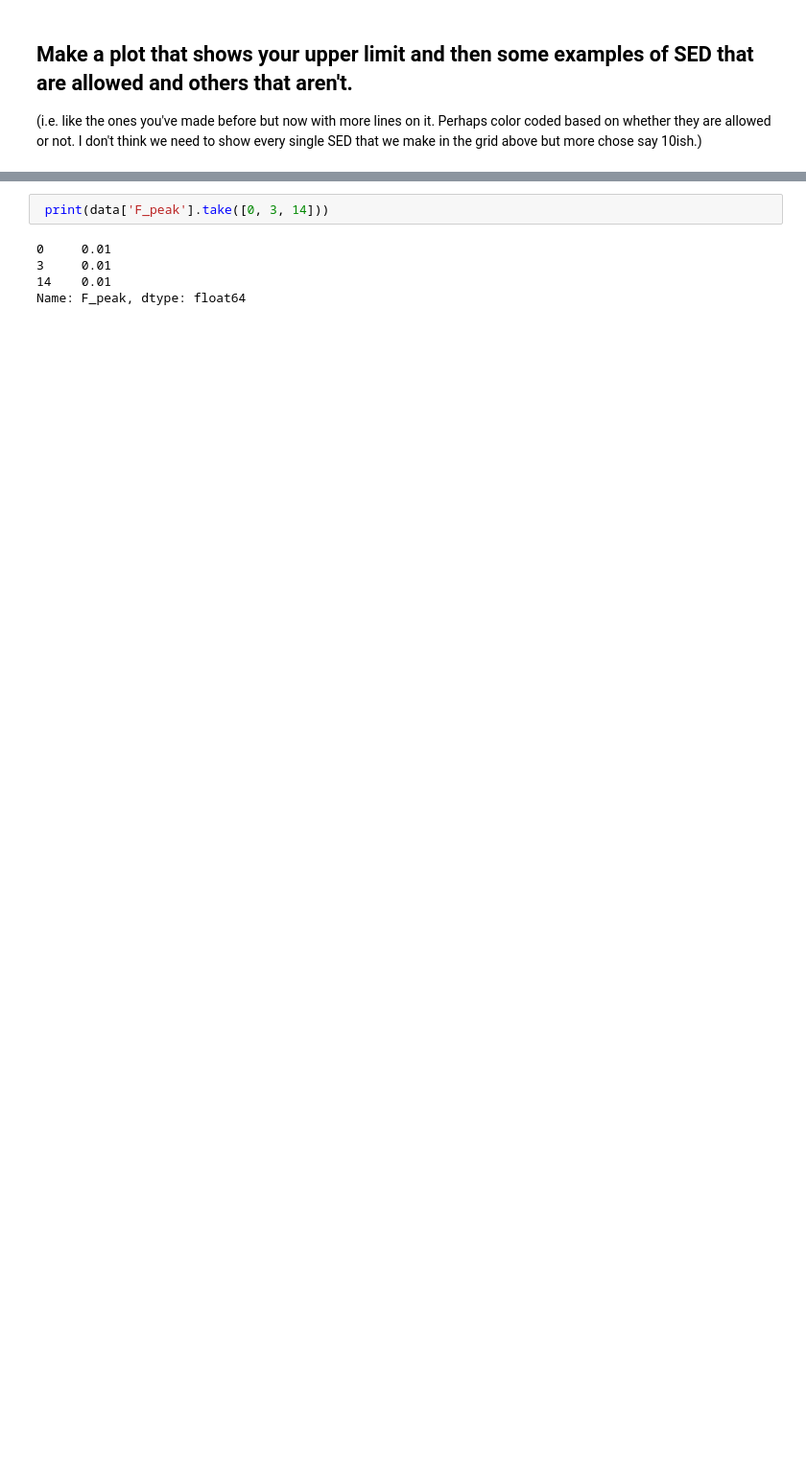
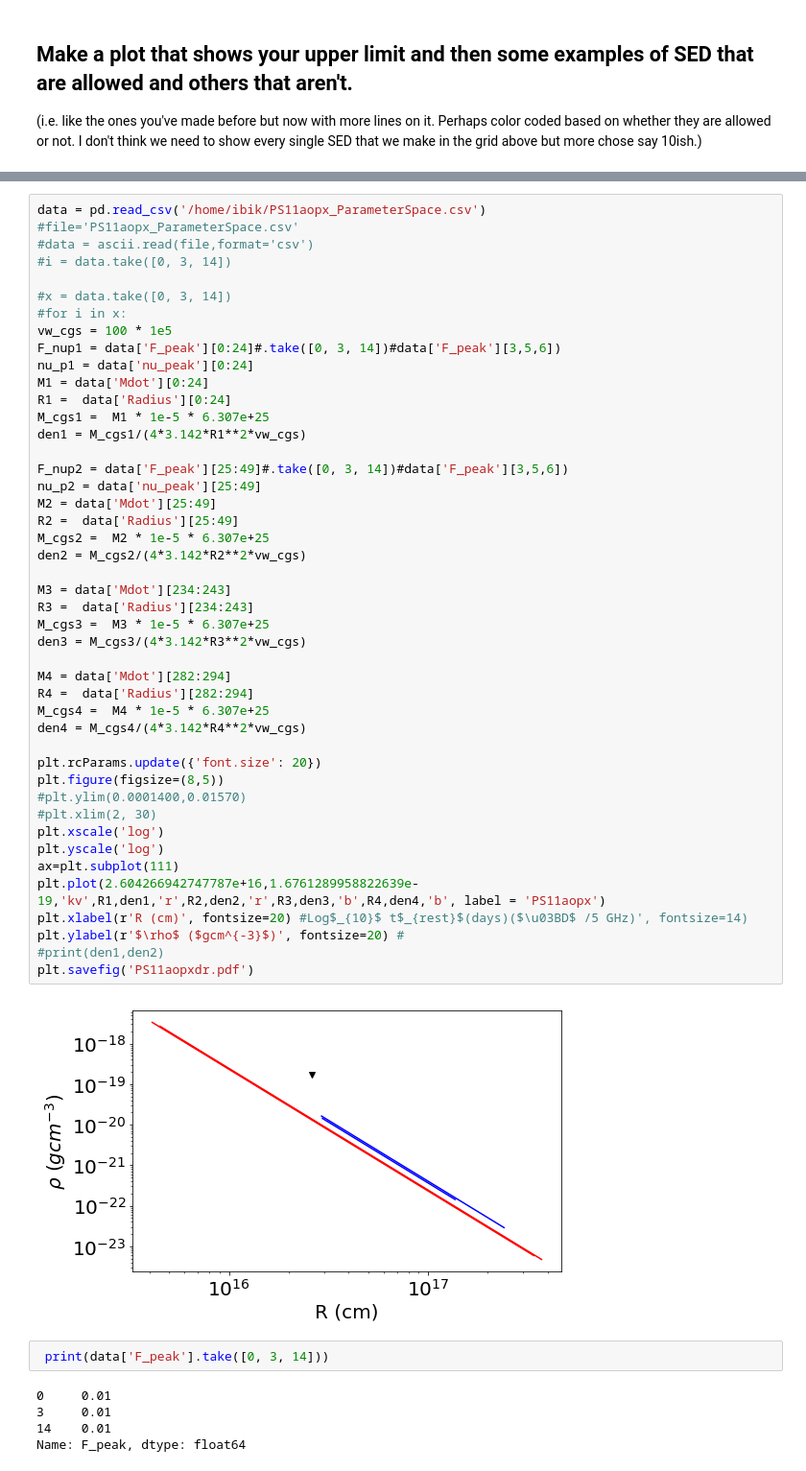
Before and after one commit to ibikadaeze/ast1501, a Jupyter notebook: freesync.ipynb, the cells around one changed output, grey strips where cells are left out. Shown: that part at 96% size. Saved outputs shown, nothing was run; the diff lists cells and outputs as text; blank space fills up the shorter version.

```diff
--- a/freesync.ipynb
+++ b/freesync.ipynb
@@ -435,6 +550,53 @@ plt.savefig('PS11aopx2.pdf')
 #print (F_nup,nu_p,R,B,vs,M,Rule)
 # %% [output]
 [figure]
+# %%
+data = pd.read_csv('/home/ibik/PS11aopx_ParameterSpace.csv')
+#file='PS11aopx_ParameterSpace.csv'
+#data = ascii.read(file,format='csv')
+#i = data.take([0, 3, 14])
+
+#x = data.take([0, 3, 14])
+#for i in x:
+vw_cgs = 100 * 1e5
+F_nup1 = data['F_peak'][0:24]#.take([0, 3, 14])#data['F_peak'][3,5,6])
+nu_p1 = data['nu_peak'][0:24]
+M1 = data['Mdot'][0:24]
+R1 =  data['Radius'][0:24]
+M_cgs1 =  M1 * 1e-5 * 6.307e+25
+den1 = M_cgs1/(4*3.142*R1**2*vw_cgs)
+
+F_nup2 = data['F_peak'][25:49]#.take([0, 3, 14])#data['F_peak'][3,5,6])
+nu_p2 = data['nu_peak'][25:49]
+M2 = data['Mdot'][25:49]
+R2 =  data['Radius'][25:49]
+M_cgs2 =  M2 * 1e-5 * 6.307e+25
+den2 = M_cgs2/(4*3.142*R2**2*vw_cgs)
+
+M3 = data['Mdot'][234:243]
+R3 =  data['Radius'][234:243]
+M_cgs3 =  M3 * 1e-5 * 6.307e+25
+den3 = M_cgs3/(4*3.142*R3**2*vw_cgs)
+
+M4 = data['Mdot'][282:294]
+R4 =  data['Radius'][282:294]
+M_cgs4 =  M4 * 1e-5 * 6.307e+25
+den4 = M_cgs4/(4*3.142*R4**2*vw_cgs)
+
+plt.rcParams.update({'font.size': 20})
+plt.figure(figsize=(8,5))
+#plt.ylim(0.0001400,0.01570)
+#plt.xlim(2, 30)
+plt.xscale('log')
+plt.yscale('log')
+ax=plt.subplot(111)
+plt.plot(2.604266942747787e+16,1.6761289958822639e-19,'kv',R1,den1,'r',R2,den2,'r',R3,den3,'b',R4,den4,'b', label = 'PS11aopx')
+plt.xlabel(r'R (cm)', fontsize=20) #Log$_{10}$ t$_{rest}$(days)($\u03BD$ /5 GHz)', fontsize=14)
+plt.ylabel(r'$\rho$ ($gcm^{-3}$)', fontsize=20) #
+#print(den1,den2)
+plt.savefig('PS11aopxdr.pdf')
+# %% [output]
+[figure, added]
 # %%
  print(data['F_peak'].take([0, 3, 14]))
 # %% [output]
```
Also changed, not shown: parts of 7 cells of this notebook, 5 other files.
